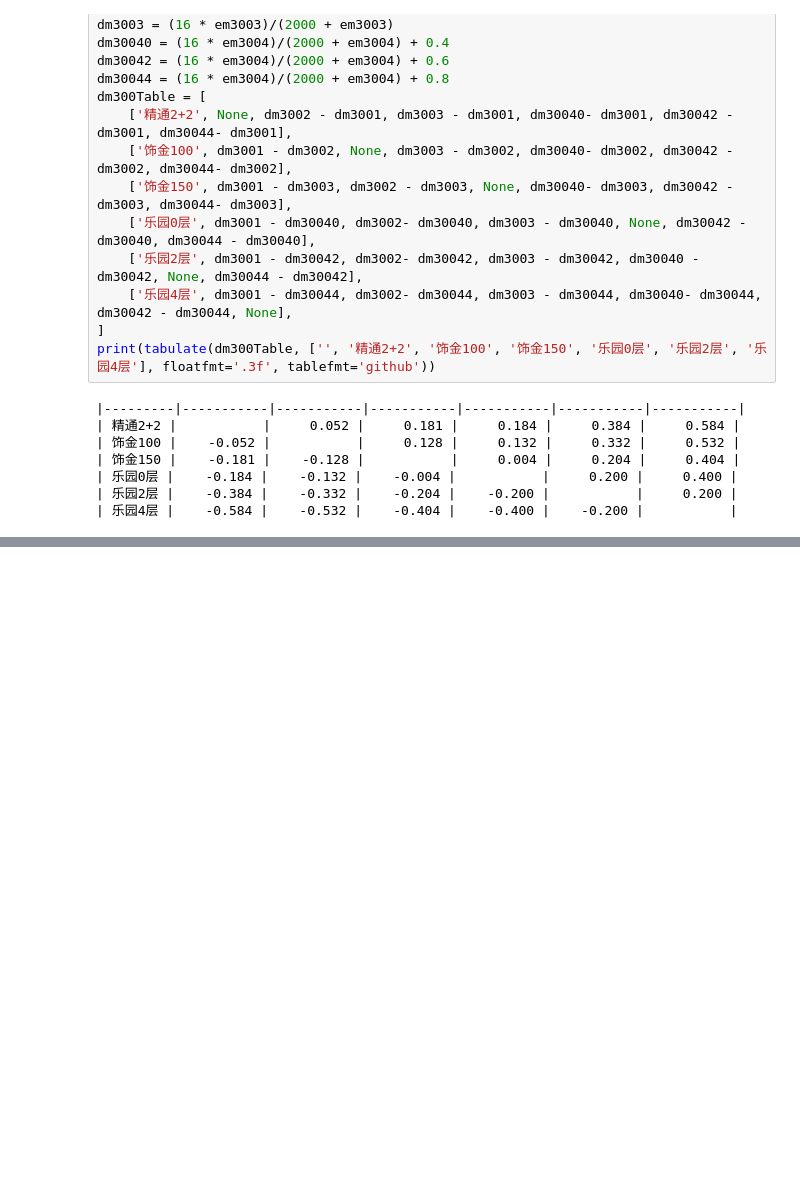
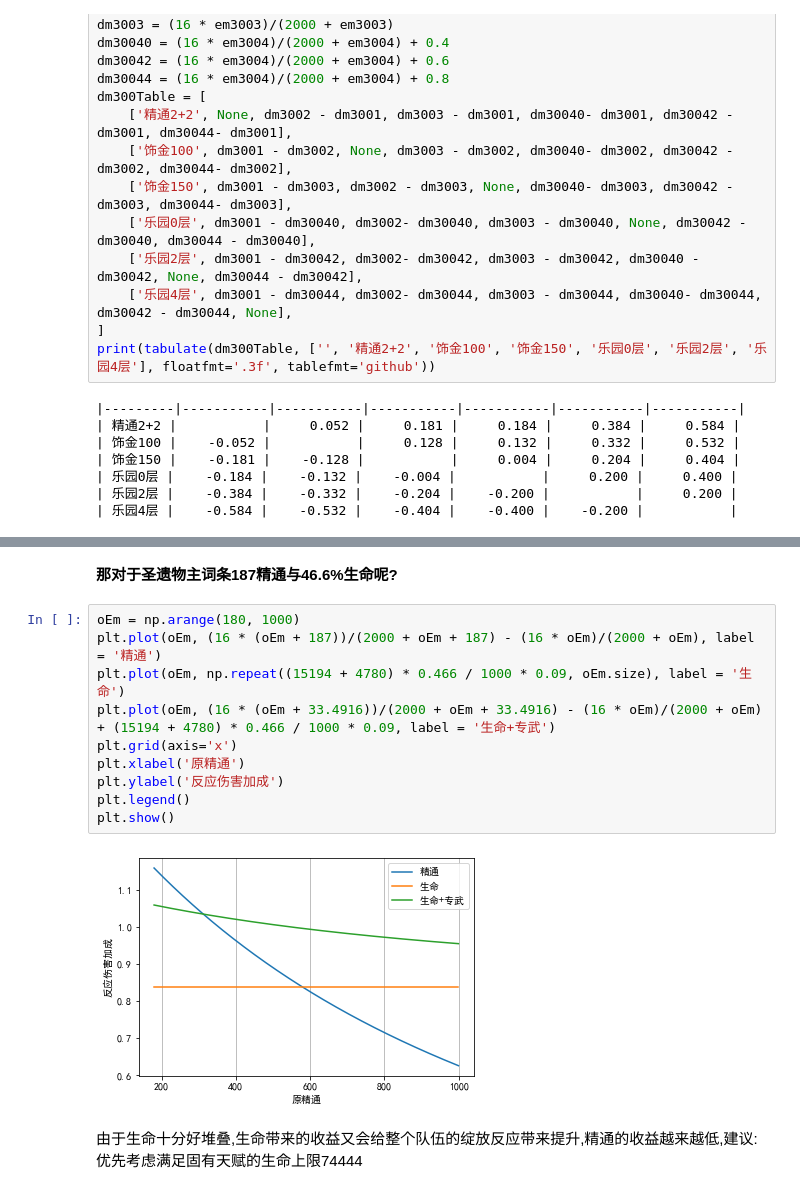
Before and after one commit to muedsa/mihoyo-lab-notebook, a Jupyter notebook: bloom-reactions.ipynb, the cells around one changed output, grey strips where cells are left out. Drawn from its saved outputs; the diff is of its cells as text; blank space fills up the shorter version.

```diff
--- a/bloom-reactions.ipynb
+++ b/bloom-reactions.ipynb
@@ -211,0 +273,16 @@ print(tabulate(hpTable, headers = ['加成方式', 'HP', '副词条需求'], flo
+# %% [markdown]
+**那对于圣遗物主词条187精通与46.6%生命呢?**
+# %%
+oEm = np.arange(180, 1000)
+plt.plot(oEm, (16 * (oEm + 187))/(2000 + oEm + 187) - (16 * oEm)/(2000 + oEm), label = '精通')
+plt.plot(oEm, np.repeat((15194 + 4780) * 0.466 / 1000 * 0.09, oEm.size), label = '生命')
+plt.plot(oEm, (16 * (oEm + 33.4916))/(2000 + oEm + 33.4916) - (16 * oEm)/(2000 + oEm) + (15194 + 4780) * 0.466 / 1000 * 0.09, label = '生命+专武')
+plt.grid(axis='x')
+plt.xlabel('原精通')
+plt.ylabel('反应伤害加成')
+plt.legend()
+plt.show()
+# %% [output]
+[figure, added]
+# %% [markdown]
+由于生命十分好堆叠,生命带来的收益又会给整个队伍的绽放反应带来提升,精通的收益越来越低,建议:优先考虑满足固有天赋的生命上限74444
```
Also changed, not shown: parts of 15 cells of this notebook.
